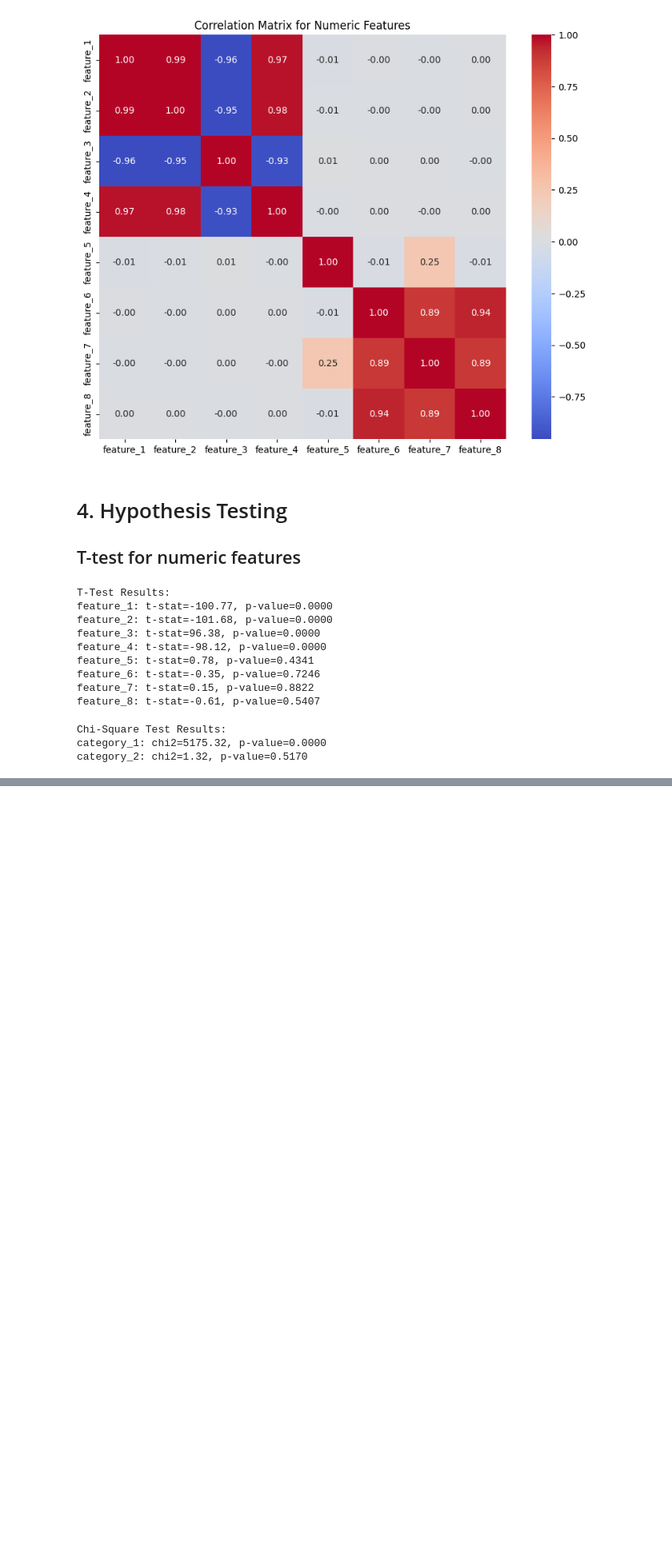
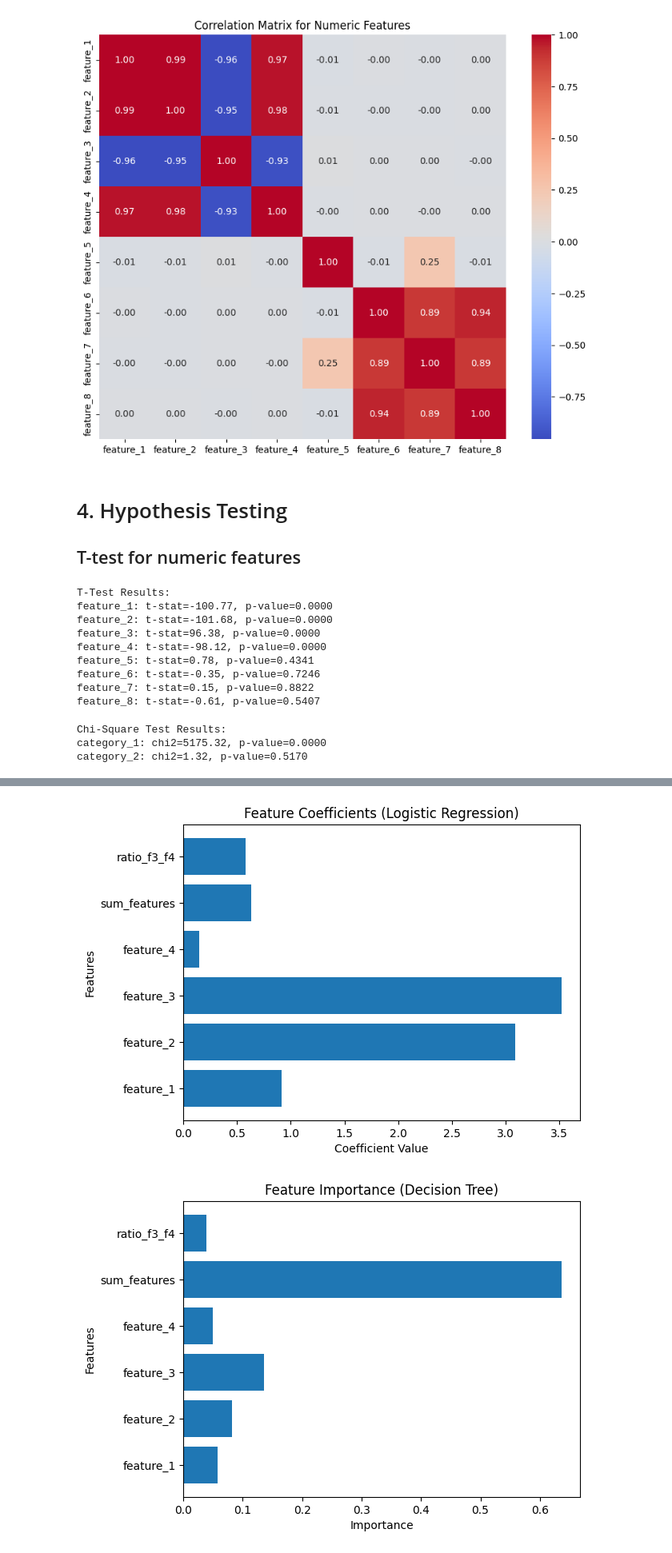
Before and after one commit to tairakhayev/machineLearning, a Jupyter notebook: ml.ipynb, the cells around one changed output, grey strips where cells are left out. Shown at 80% size. Cells and saved outputs as stored; diff of their text form; code cells hidden in the pictures; blank space fills up the shorter version.

```diff
--- a/ml.ipynb
+++ b/ml.ipynb
@@ -646,0 +715,2 @@ category_2: chi2=1.32, p-value=0.5170
+# %%
+data = pd.get_dummies(data, columns=['category_1'], drop_first=True)
@@ -646,0 +762,8 @@ category_2: chi2=1.32, p-value=0.5170
+# %%
+selected_features = [
+    'feature_1', 'feature_2', 'feature_3', 'feature_4',
+    'sum_features', 'ratio_f3_f4'
+]
+# %%
+final_data = data[selected_features + ['target']]
+final_data.to_csv('final_dataset.csv', index=False)
@@ -646,0 +778,7 @@ category_2: chi2=1.32, p-value=0.5170
+# %%
+from sklearn.model_selection import train_test_split
+
+X = final_data.drop('target', axis=1)
+y = final_data['target']
+
+X_train, X_test, y_train, y_test = train_test_split(X, y, test_size=0.2, random_state=42)
@@ -646,0 +859,31 @@ category_2: chi2=1.32, p-value=0.5170
+# %%
+import matplotlib.pyplot as plt
+import numpy as np
+
+def plot_feature_importance(model, model_name, X_columns):
+    """
+    Визуализация важности признаков для моделей
+    """
+    if hasattr(model, 'feature_importances_'):  # Для моделей с feature_importances_
+        importances = model.feature_importances_
+        plt.barh(X_columns, importances)
+        plt.title(f"Feature Importance ({model_name})")
+        plt.xlabel("Importance")
+        plt.ylabel("Features")
+        plt.show()
+    elif hasattr(model, 'coef_'):  # Для Logistic Regression
+        importances = np.abs(model.coef_[0])  # Абсолютные значения коэффициентов
+        plt.barh(X_columns, importances)
+        plt.title(f"Feature Coefficients ({model_name})")
+        plt.xlabel("Coefficient Value")
+        plt.ylabel("Features")
+        plt.show()
+    else:
+        print(f"Model {model_name} does not support feature importance visualization.")
+
+# Вызов функции для всех моделей
+for model_name, model in models.items():
+    plot_feature_importance(model, model_name, X.columns)
+# %% [output]
+[figure, added]
+[figure, added]
```
Also changed, not shown: parts of 21 cells of this notebook.
